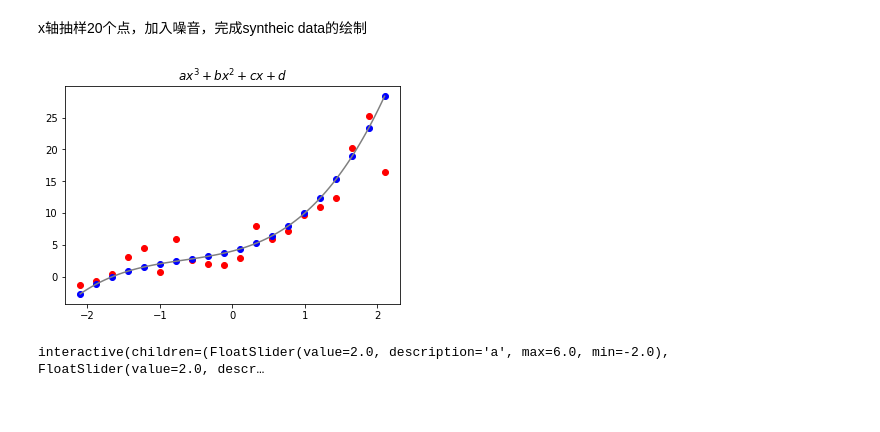
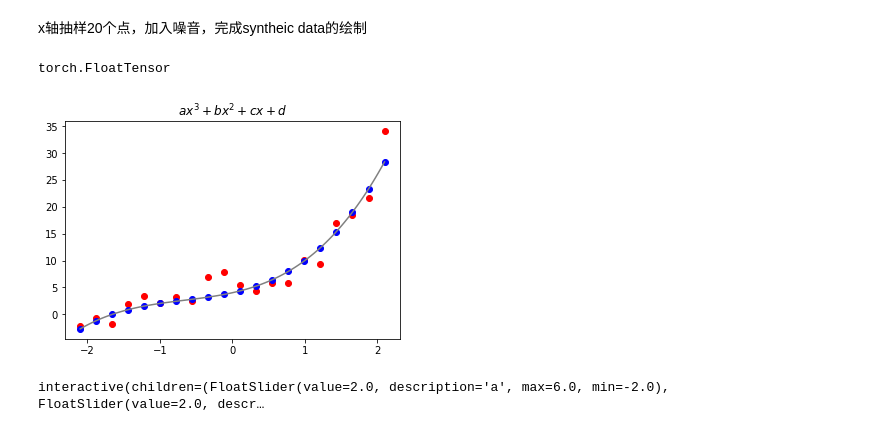
Before and after one commit to zhukuixi/Fastai, a Jupyter notebook: fastat_lesson3.ipynb, the cells around one changed output. Saved outputs shown, nothing was run; the diff lists cells and outputs as text; code cells hidden in the pictures.

```diff
--- a/fastat_lesson3.ipynb
+++ b/fastat_lesson3.ipynb
@@ -39,13 +39,15 @@ x轴抽样20个点，加入噪音，完成syntheic data的绘制
 # %%
 x = torch.linspace(-2.1,2.1,20).unsqueeze(1)
 y = f(1,2,3,4,x)
-np.random.seed(1897)
-y_noise = y*(1+np.random.normal(scale=0.15,size=y.shape)) + np.random.normal(scale=1.5,size=y.shape)
+torch.random.manual_seed(1897)
+y_noise = y*(1.0+torch.randn(size=y.shape)*0.15) + torch.randn(size=y.shape)*1.5
+
 plt.scatter(x,y_noise,color="red")
 plt.scatter(x,y,color="blue")
 plot_function(partial_f(1,2,3,4),title="$ax^3+bx^2+cx+d$",color="grey")
 # %% [output]
+torch.FloatTensor
-[figure, old version]
+[figure, new version]
 # %%
 @interact(a=2.0, b=2.0, c=2.0,d=2.0)
 def plot_quad(a, b, c,d):
```
Also changed, not shown: parts of 5 cells of this notebook.
